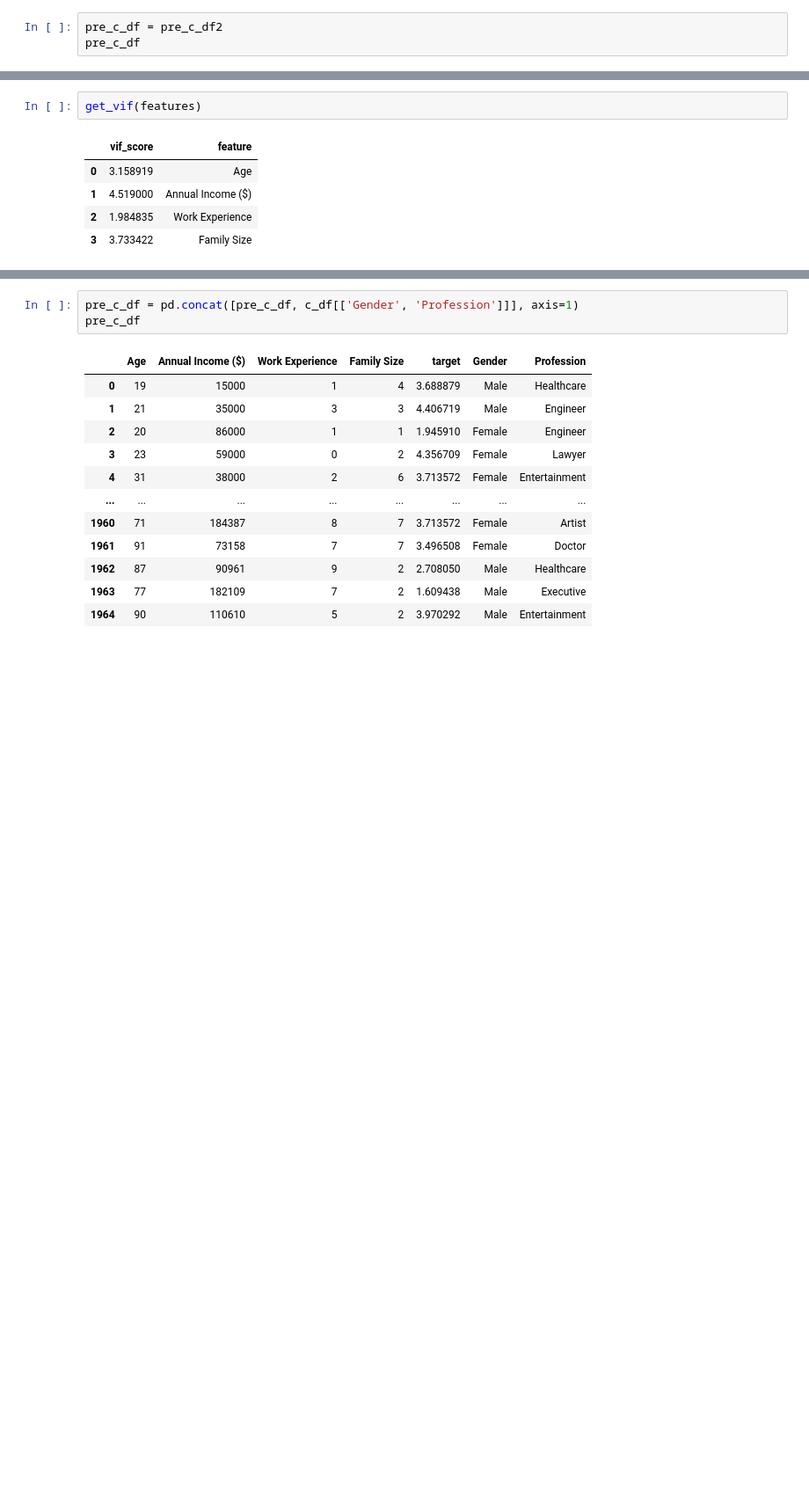
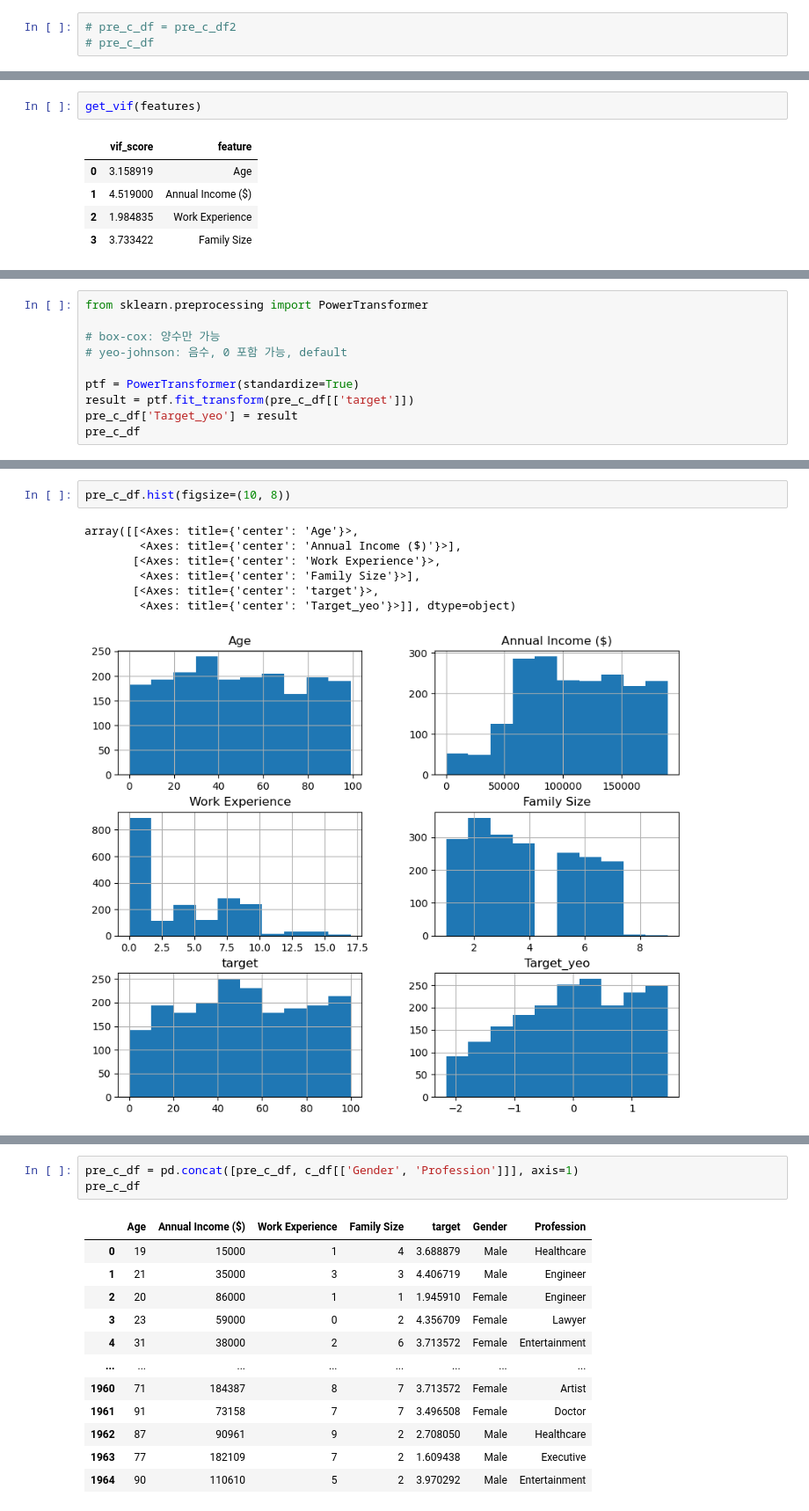
Before and after one commit to hyuncoding/study_machine_learning, a Jupyter notebook: c_regression/d_ols_task01.ipynb, the cells around one changed output, grey strips where cells are left out. Shown at 88% size. Drawn from its saved outputs; the diff is of its cells as text; blank space fills up the shorter version.

```diff
--- a/c_regression/d_ols_task01.ipynb
+++ b/c_regression/d_ols_task01.ipynb
@@ -288,3 +270,3 @@ strong multicollinearity or other numerical problems.
 # %%
-pre_c_df = pre_c_df2
-pre_c_df
+# pre_c_df = pre_c_df2
+# pre_c_df
@@ -320,0 +338,10 @@ get_vif(features)
+# %%
+from sklearn.preprocessing import PowerTransformer
+
+# box-cox: 양수만 가능
+# yeo-johnson: 음수, 0 포함 가능, default
+
+ptf = PowerTransformer(standardize=True)
+result = ptf.fit_transform(pre_c_df[['target']])
+pre_c_df['Target_yeo'] = result
+pre_c_df
@@ -320,0 +362,10 @@ get_vif(features)
+# %%
+pre_c_df.hist(figsize=(10, 8))
+# %% [output]
+array([[<Axes: title={'center': 'Age'}>,
+        <Axes: title={'center': 'Annual Income ($)'}>],
+       [<Axes: title={'center': 'Work Experience'}>,
+        <Axes: title={'center': 'Family Size'}>],
+       [<Axes: title={'center': 'target'}>,
+        <Axes: title={'center': 'Target_yeo'}>]], dtype=object)
+[figure, added]
```
Also changed, not shown: parts of 14 cells of this notebook, 16 other files.
